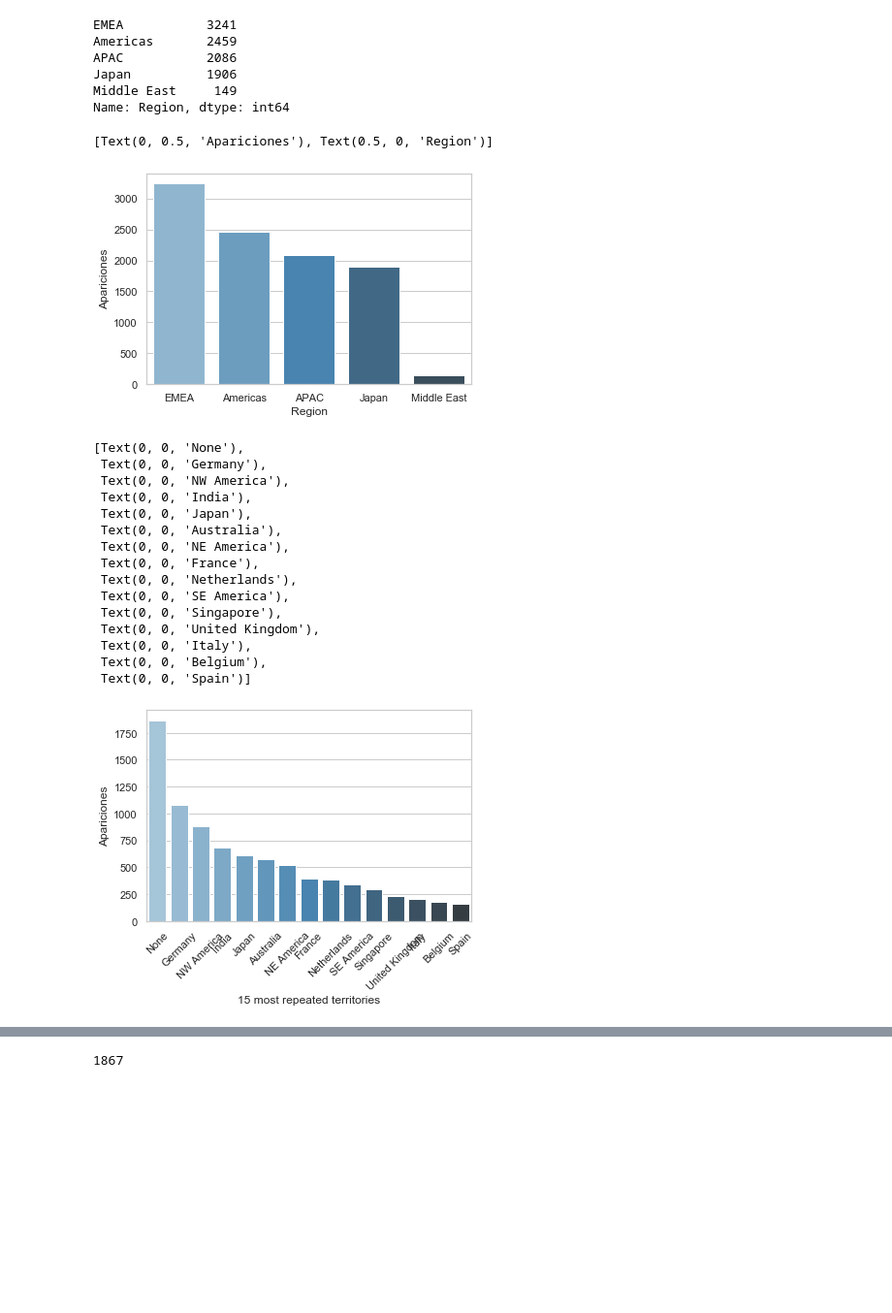
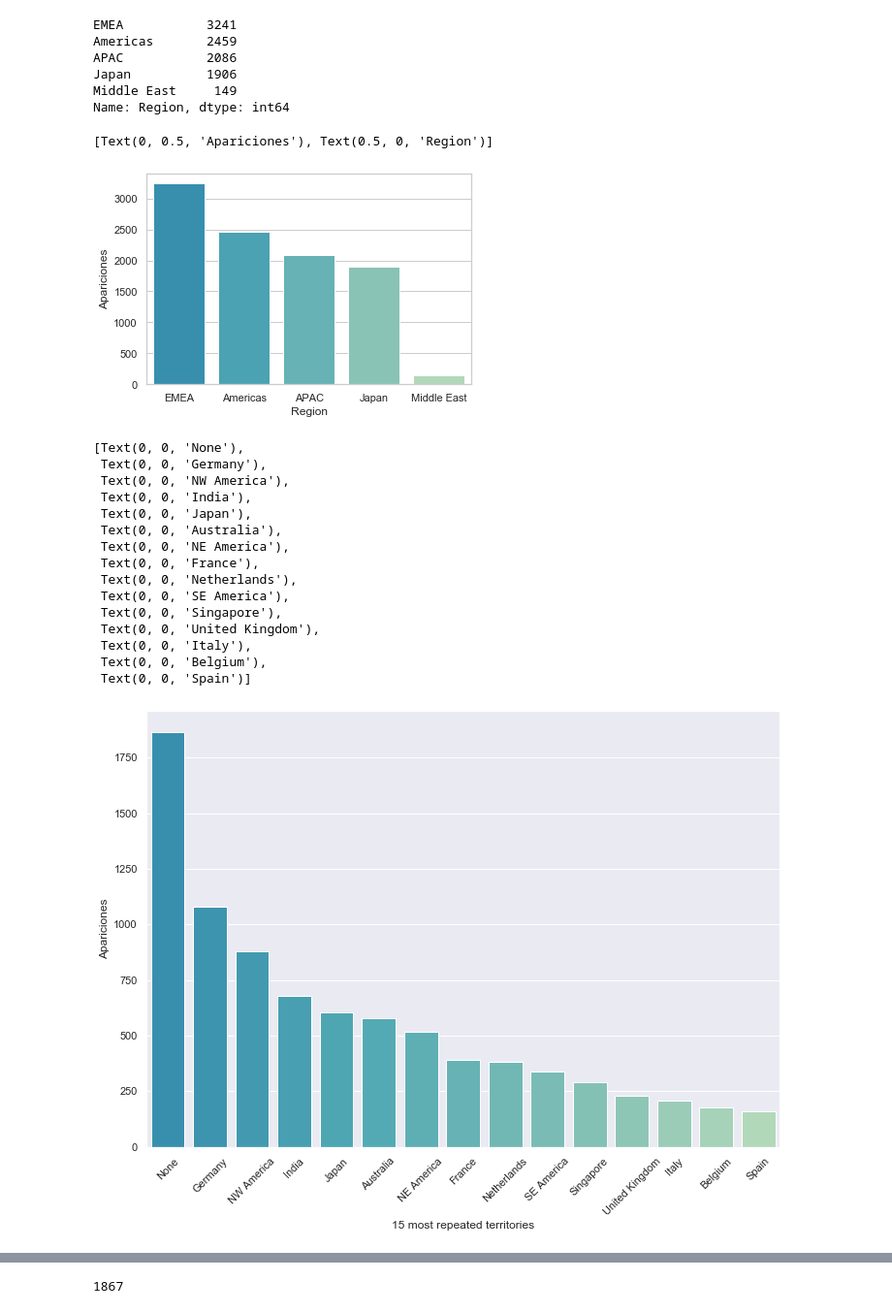
Before and after one commit to RiedelNicolas/75.06-2C2020-TP1, a Jupyter notebook: AnalisisGeografico.ipynb, the cells around one changed output, grey strips where cells are left out. Shown at 97% size. Drawn from its saved outputs; the diff is of its cells as text; code cells hidden in the pictures; blank space fills up the shorter version.

```diff
--- a/AnalisisGeografico.ipynb
+++ b/AnalisisGeografico.ipynb
@@ -8,5 +9,7 @@ import matplotlib as mpl
 # %%
 #### Primero filtramos las columnas que no tienen peso. Ya sea porque son
+# %%
+cmap = plt.get_cmap('YlGnBu')
 # %%
 def imprimir_proporciones_none(dataframe):
     aux=0
@@ -106,37 +112,42 @@ Name: Region, dtype: int64
 regiones = datos['Region'].value_counts()
 
 ax = sns.barplot(x=regiones.index, y=regiones.values,
-                 palette="Blues_d")
+                 palette=colores)
 ax.set(xlabel='Region', ylabel='Apariciones')
 
 #ax = sns.countplot(x="Region", data=datos)
 # %% [output]
 [Text(0, 0.5, 'Apariciones'), Text(0.5, 0, 'Region')]
-[figure, old version]
+[figure, new version]
+# %%
+saltos = np.linspace(0.6, 0.3,15 )
+colores = cmap(saltos)
 # %%
 territorios = datos['Territory'].value_counts().head(15)
 
 ax = sns.barplot(x=territorios.index, y=territorios.values,
-                 palette="Blues_d")
+                 palette=colores)
 ax.set(xlabel='15 most repeated territories', ylabel='Apariciones')
+sns.set(rc={'figure.figsize':(16,9)})
+
 ax.set_xticklabels(ax.get_xticklabels(), rotation=45)
 # %% [output]
 [Text(0, 0, 'None'),
  Text(0, 0, 'Germany'),
  Text(0, 0, 'NW America'),
  Text(0, 0, 'India'),
  Text(0, 0, 'Japan'),
  Text(0, 0, 'Australia'),
  Text(0, 0, 'NE America'),
  Text(0, 0, 'France'),
  Text(0, 0, 'Netherlands'),
  Text(0, 0, 'SE America'),
  Text(0, 0, 'Singapore'),
  Text(0, 0, 'United Kingdom'),
  Text(0, 0, 'Italy'),
  Text(0, 0, 'Belgium'),
  Text(0, 0, 'Spain')]
-[figure, old version]
+[figure, new version]
 # %%
 #### En este ultimo grafico tenemos algo interesante, gran parte de los territorios son NONE.
 # %%
```
Also changed, not shown: parts of 4 cells of this notebook.
